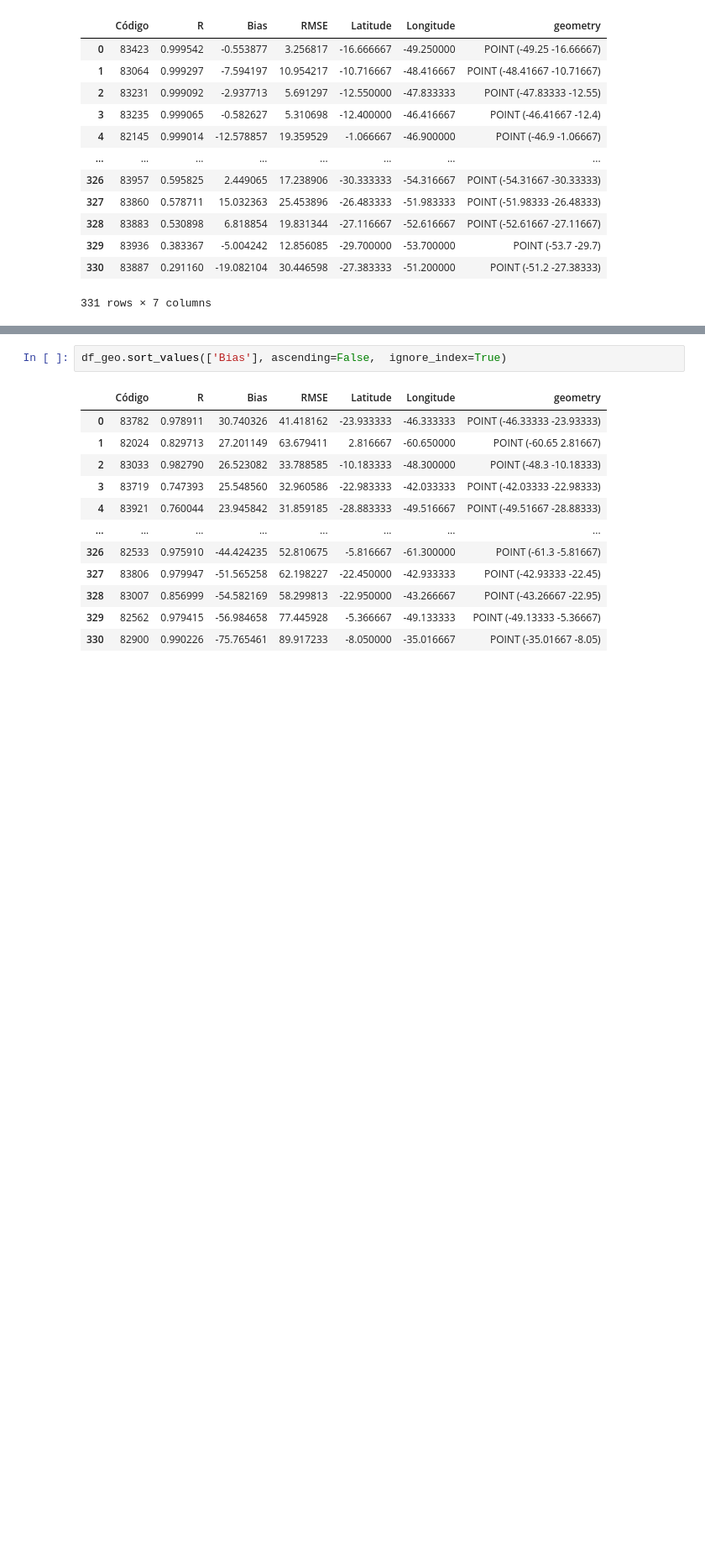
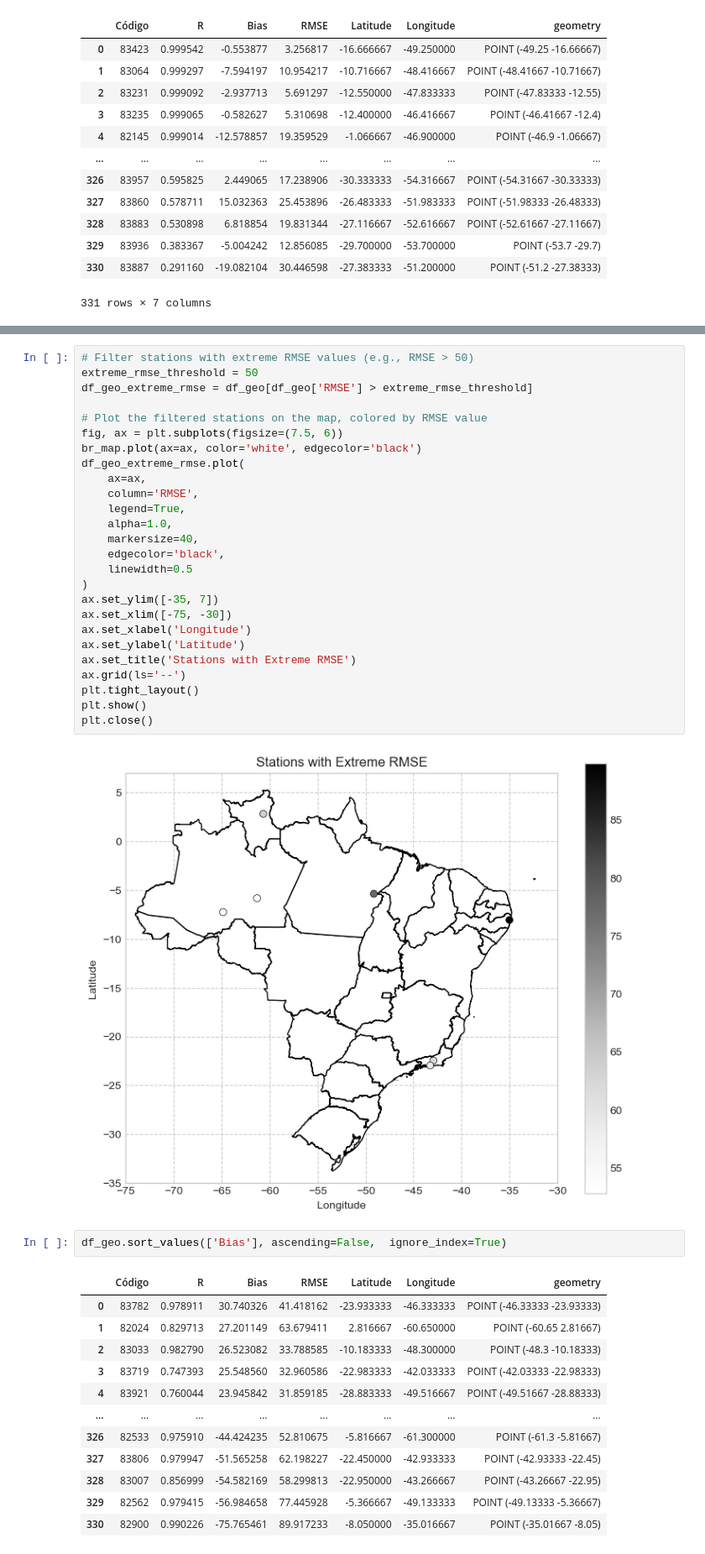
Before and after one commit to LARHENA/UFPB_Brain-D, a Jupyter notebook: Scripts e Dados/4.2 - Climate Normals - Comparing Values (1961 - 1990).ipynb, the cells around one changed output, grey strips where cells are left out. Shown at 84% size. Drawn from its saved outputs; the diff is of its cells as text; blank space fills up the shorter version.

```diff
--- a/Scripts e Dados/4.2 - Climate Normals - Comparing Values (1961 - 1990).ipynb
+++ b/Scripts e Dados/4.2 - Climate Normals - Comparing Values (1961 - 1990).ipynb
@@ -548,3 +631,31 @@ df_geo
+# %%
+# Filter stations with extreme RMSE values (e.g., RMSE > 50)
+extreme_rmse_threshold = 50
+df_geo_extreme_rmse = df_geo[df_geo['RMSE'] > extreme_rmse_threshold]
+
+# Plot the filtered stations on the map, colored by RMSE value
+fig, ax = plt.subplots(figsize=(7.5, 6))
+br_map.plot(ax=ax, color='white', edgecolor='black')
+df_geo_extreme_rmse.plot(
+    ax=ax,
+    column='RMSE',
+    legend=True,
+    alpha=1.0,
+    markersize=40,
+    edgecolor='black',
+    linewidth=0.5
+)
+ax.set_ylim([-35, 7])
+ax.set_xlim([-75, -30])
+ax.set_xlabel('Longitude')
+ax.set_ylabel('Latitude')
+ax.set_title('Stations with Extreme RMSE')
+ax.grid(ls='--')
+plt.tight_layout()
+plt.show()
+plt.close()
+# %% [output]
+[figure, added]
 # %%
 df_geo.sort_values(['Bias'], ascending=False,  ignore_index=True)
 # %% [output]
```
Also changed, not shown: parts of 8 cells of this notebook, 34 other files.
